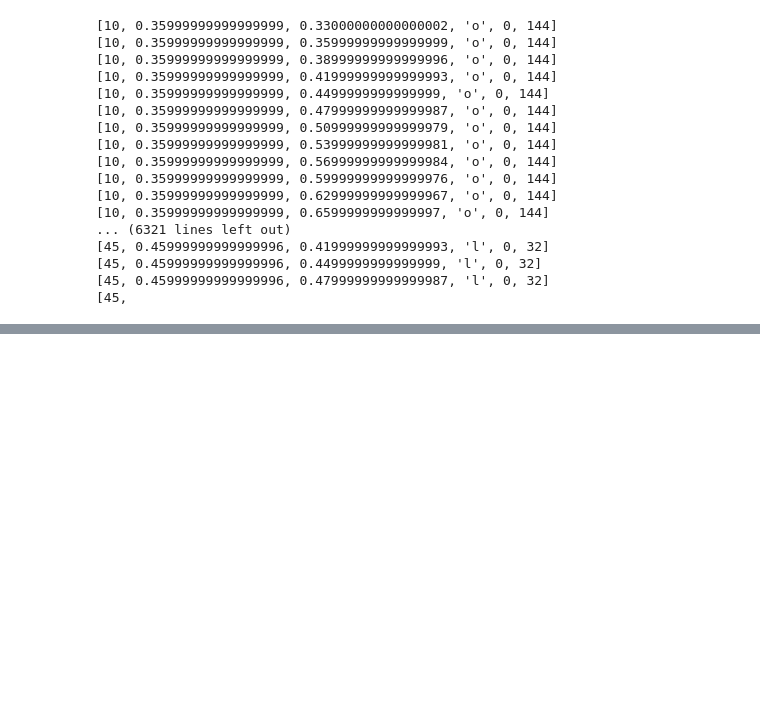
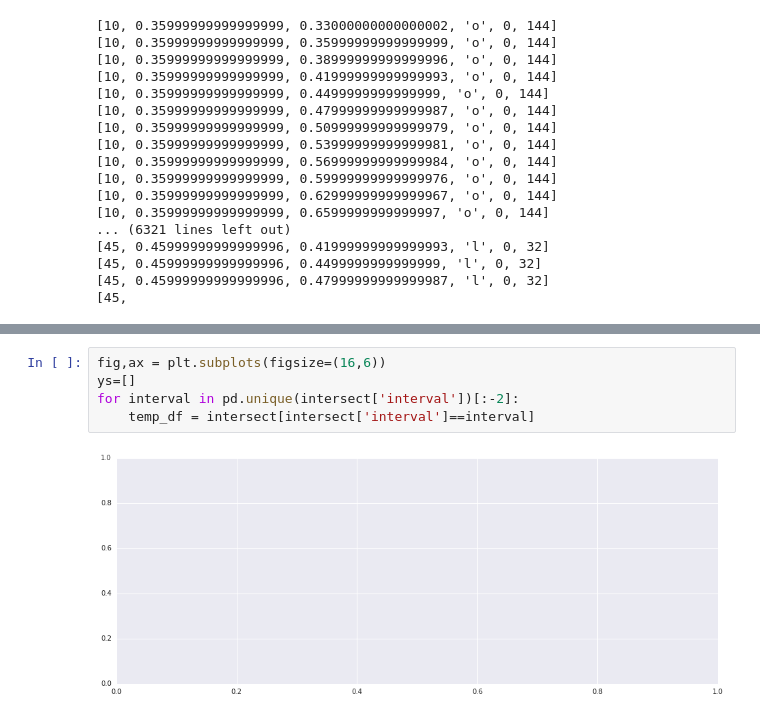
Before and after one commit to nmningmei/intuitive_probability_games, a Jupyter notebook: How can a NBA team get 100 points in just half of the game.ipynb, the cells around one changed output, grey strips where cells are left out. Drawn from its saved outputs; the diff is of its cells as text; blank space fills up the shorter version.

```diff
--- a/How can a NBA team get 100 points in just half of the game.ipynb
+++ b/How can a NBA team get 100 points in just half of the game.ipynb
@@ -139,0 +162,7 @@ Ning
+# %%
+fig,ax = plt.subplots(figsize=(16,6))
+ys=[]
+for interval in pd.unique(intersect['interval'])[:-2]:
+    temp_df = intersect[intersect['interval']==interval]
+# %% [output]
+[figure, added]
```
Also changed, not shown: parts of 14 cells of this notebook, 1 other file.
